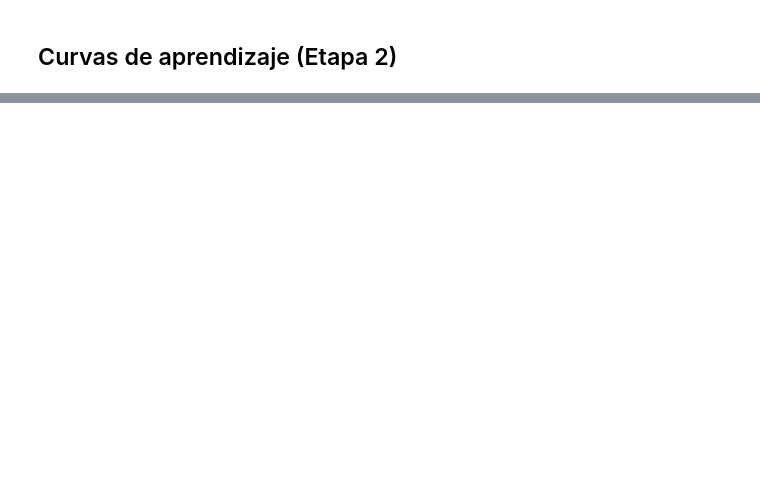
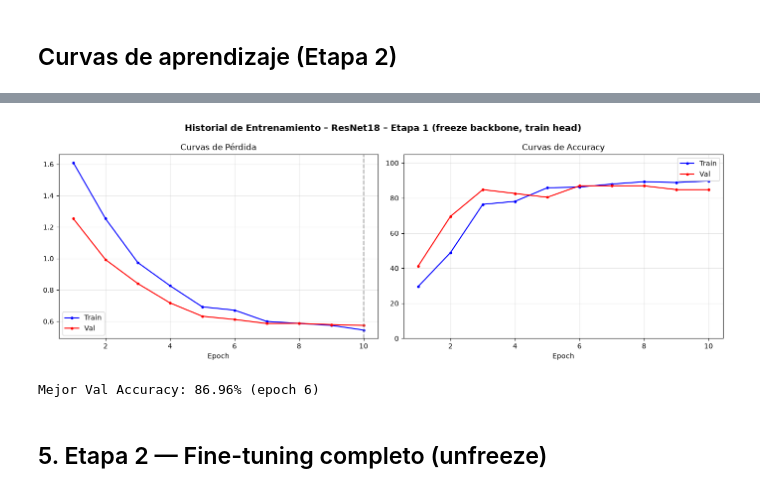
Before and after one commit to Lumansito/utn-ia, a Jupyter notebook: TP_1_Clasificador_Frutas_UTN.ipynb, the cells around one changed output, grey strips where cells are left out. Cells and saved outputs as stored; diff of their text form; code cells hidden in the pictures; blank space fills up the shorter version.

```diff
--- a/TP_1_Clasificador_Frutas_UTN.ipynb
+++ b/TP_1_Clasificador_Frutas_UTN.ipynb
@@ -173,7 +174,7 @@ class FrutasCNN(nn.Module):
 # %% [markdown]
 ### Funciones de entrenamiento y evaluación
 # %%
-EPOCHS = 50
+EPOCHS = 100
 LR     = 1e-3
 
 criterion = nn.CrossEntropyLoss()
@@ -455,0 +686,35 @@ graficar_historial(historial_r, titulo='Etapa 2 – Food Classification')
+# %%
+EPOCHS_HEAD = 10
+LR_HEAD    = 1e-3
+
+# Optimizer con SOLO los parámetros entrenables (la fc)
+optimizer_head = optim.Adam([p for p in modelo_r18.parameters() if p.requires_grad],
+                            lr=LR_HEAD, weight_decay=1e-4)
+scheduler_head = optim.lr_scheduler.CosineAnnealingLR(optimizer_head, T_max=EPOCHS_HEAD)
+
+criterion_r18 = nn.CrossEntropyLoss()
+
+historial_head = {'train_loss':[], 'val_loss':[], 'train_acc':[], 'val_acc':[]}
+mejor_head = float('inf')
+CKPT_HEAD = './checkpoints/resnet18_head.pth'
+Path('./checkpoints').mkdir(parents=True, exist_ok=True)
+
+print('=== Etapa 1: entrenando solo la cabeza (fc nueva) ===')
+print(f'{"Epoch":>6} | {"Train Loss":>10} | {"Train Acc":>10} | {"Val Loss":>10} | {"Val Acc":>10}')
+print('-' * 58)
+
+for epoch in range(1, EPOCHS_HEAD + 1):
+    tl, ta = entrenar_epoch(modelo_r18, train_loader_r18, criterion_r18, optimizer_head, device)
+    vl, va = evaluar(modelo_r18, val_loader_r18, criterion_r18, device)
+    scheduler_head.step()
+    for k, v in [('train_loss',tl),('val_loss',vl),('train_acc',ta),('val_acc',va)]:
+        historial_head[k].append(v)
+    marca = ''
+    if vl < mejor_head:
+        mejor_head = vl
+        torch.save({'epoch':epoch, 'model_state_dict':modelo_r18.state_dict(),
+                    'val_acc':va, 'stage':'head'}, CKPT_HEAD)
+        marca = ' ✅'
+    print(f'{epoch:>6} | {tl:>10.4f} | {ta:>9.1%} | {vl:>10.4f} | {va:>9.1%}{marca}')
+
+print(f'\n✅ Etapa 1 completa. Mejor val_acc: {max(historial_head["val_acc"]):.2%}')
@@ -455,0 +737,7 @@ graficar_historial(historial_r, titulo='Etapa 2 – Food Classification')
+# %%
+graficar_historial(historial_head, titulo='ResNet18 – Etapa 1 (freeze backbone, train head)')
+# %% [output]
+[figure, added]
+Mejor Val Accuracy: 86.96% (epoch 6)
+# %% [markdown]
+## 5. Etapa 2 — Fine-tuning completo (unfreeze)
```
Also changed, not shown: parts of 28 cells of this notebook, 1 other file.
